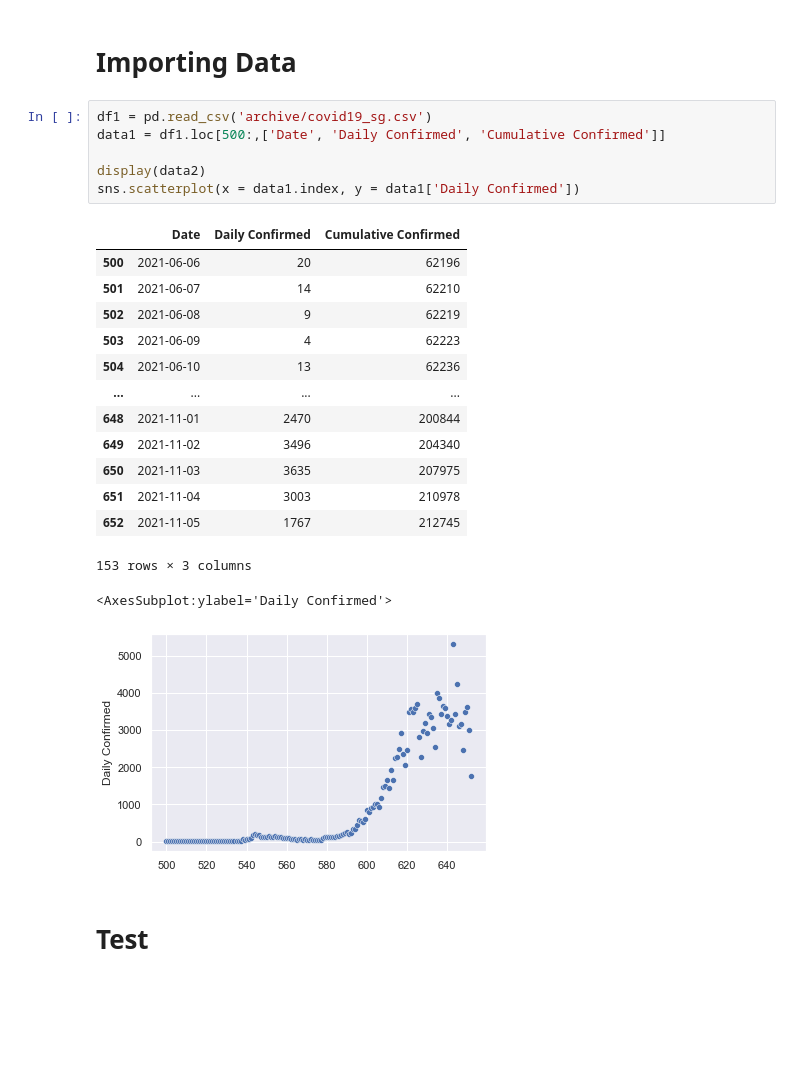
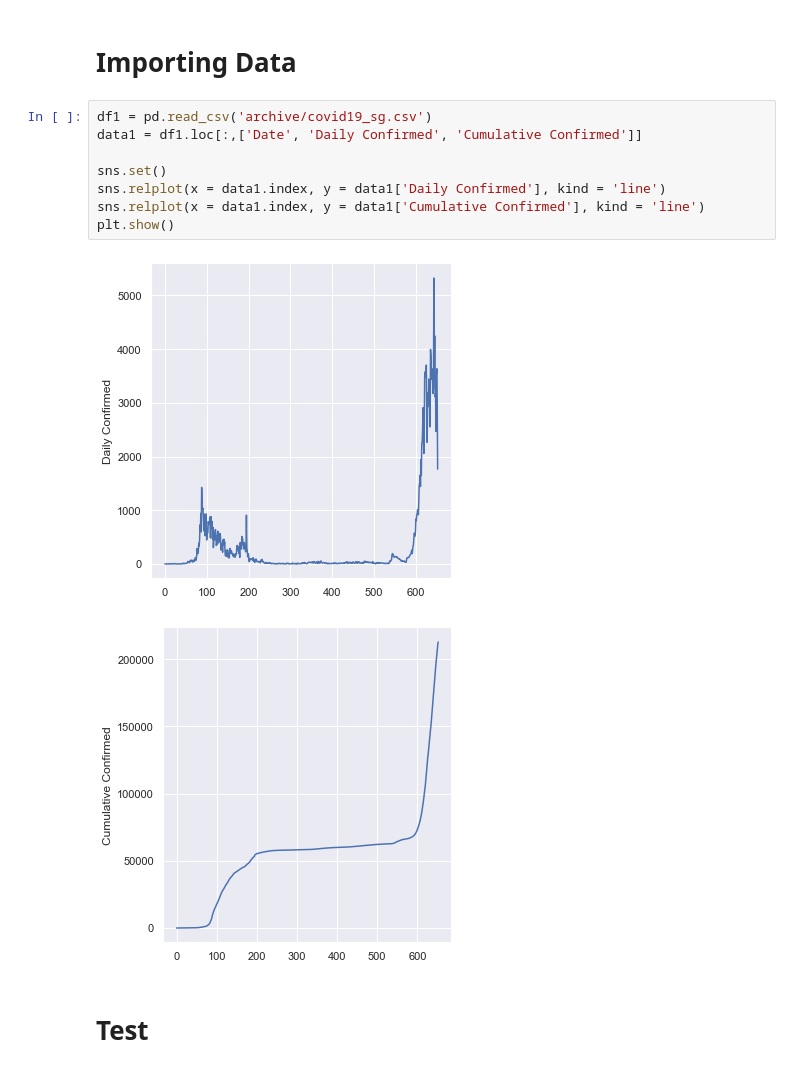
Before and after one commit to Tej-Deep/github-upload, a Jupyter notebook: 2d regression.ipynb, the cells around one changed output. Cells and saved outputs as stored; diff of their text form; blank space fills up the shorter version.

```diff
--- a/2d regression.ipynb
+++ b/2d regression.ipynb
@@ -139,26 +139,15 @@ plt.show()
 # Importing Data
 # %%
 df1 = pd.read_csv('archive/covid19_sg.csv')
-data1 = df1.loc[500:,['Date', 'Daily Confirmed', 'Cumulative Confirmed']]
+data1 = df1.loc[:,['Date', 'Daily Confirmed', 'Cumulative Confirmed']]
 
-display(data2)
-sns.scatterplot(x = data1.index, y = data1['Daily Confirmed'])
+sns.set()
+sns.relplot(x = data1.index, y = data1['Daily Confirmed'], kind = 'line')
+sns.relplot(x = data1.index, y = data1['Cumulative Confirmed'], kind = 'line')
+plt.show()
 # %% [output]
-|  | Date | Daily Confirmed | Cumulative Confirmed |
-| 500 | 2021-06-06 | 20 | 62196 |
-| 501 | 2021-06-07 | 14 | 62210 |
-| 502 | 2021-06-08 | 9 | 62219 |
-| 503 | 2021-06-09 | 4 | 62223 |
-| 504 | 2021-06-10 | 13 | 62236 |
-| ... | ... | ... | ... |
-| 648 | 2021-11-01 | 2470 | 200844 |
-| 649 | 2021-11-02 | 3496 | 204340 |
-| 650 | 2021-11-03 | 3635 | 207975 |
-| 651 | 2021-11-04 | 3003 | 210978 |
-| 652 | 2021-11-05 | 1767 | 212745 |
-153 rows × 3 columns
-<AxesSubplot:ylabel='Daily Confirmed'>
-[figure, old version]
+[figure, new version]
+[figure, added]
 # %% [markdown]
 # Test
 # %%
```
Also changed, not shown: parts of 1 cell of this notebook, 1 other file.
